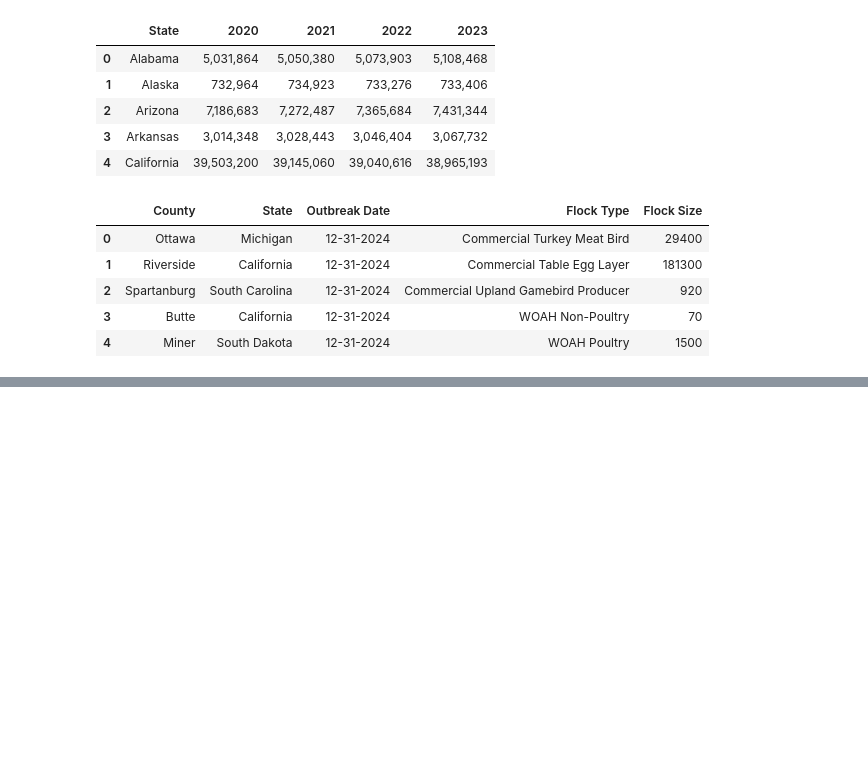
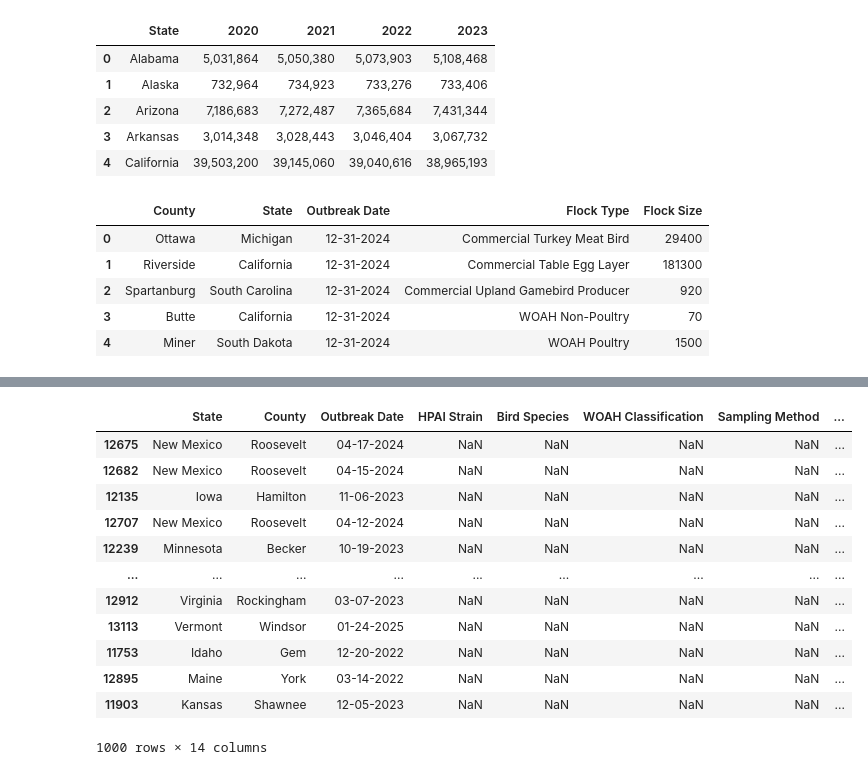
Before and after one commit to MaryPulley/Project_2, a Jupyter notebook: pre_process_combined.ipynb, the cells around one changed output, grey strips where cells are left out. Saved outputs shown, nothing was run; the diff lists cells and outputs as text; code cells hidden in the pictures; blank space fills up the shorter version.

```diff
--- a/pre_process_combined.ipynb
+++ b/pre_process_combined.ipynb
@@ -113,0 +116,3 @@ memory usage: 1.6+ MB
+# %%
+df_combined.drop(columns=['Collection Date'], inplace=True)
+df_combined.info()
@@ -113,0 +140,2 @@ memory usage: 1.6+ MB
+# %%
+df_combined.dropna(subset=['County'], inplace=True)
@@ -113,0 +177,18 @@ memory usage: 1.6+ MB
+# %%
+label_encoder = LabelEncoder()
+df_combined['Flock Type Encoded'] = label_encoder.fit_transform(df_combined['Flock Type'])
+df_combined.head(1000)
+# %% [output]
+|  | State | County | Outbreak Date | HPAI Strain | Bird Species | WOAH Classification | Sampling Method | ... |
+| 12675 | New Mexico | Roosevelt | 04-17-2024 | NaN | NaN | NaN | NaN | ... |
+| 12682 | New Mexico | Roosevelt | 04-15-2024 | NaN | NaN | NaN | NaN | ... |
+| 12135 | Iowa | Hamilton | 11-06-2023 | NaN | NaN | NaN | NaN | ... |
+| 12707 | New Mexico | Roosevelt | 04-12-2024 | NaN | NaN | NaN | NaN | ... |
+| 12239 | Minnesota | Becker | 10-19-2023 | NaN | NaN | NaN | NaN | ... |
+| ... | ... | ... | ... | ... | ... | ... | ... | ... |
+| 12912 | Virginia | Rockingham | 03-07-2023 | NaN | NaN | NaN | NaN | ... |
+| 13113 | Vermont | Windsor | 01-24-2025 | NaN | NaN | NaN | NaN | ... |
+| 11753 | Idaho | Gem | 12-20-2022 | NaN | NaN | NaN | NaN | ... |
+| 12895 | Maine | York | 03-14-2022 | NaN | NaN | NaN | NaN | ... |
+| 11903 | Kansas | Shawnee | 12-05-2023 | NaN | NaN | NaN | NaN | ... |
+1000 rows × 14 columns
```
Also changed, not shown: parts of 13 cells of this notebook.
